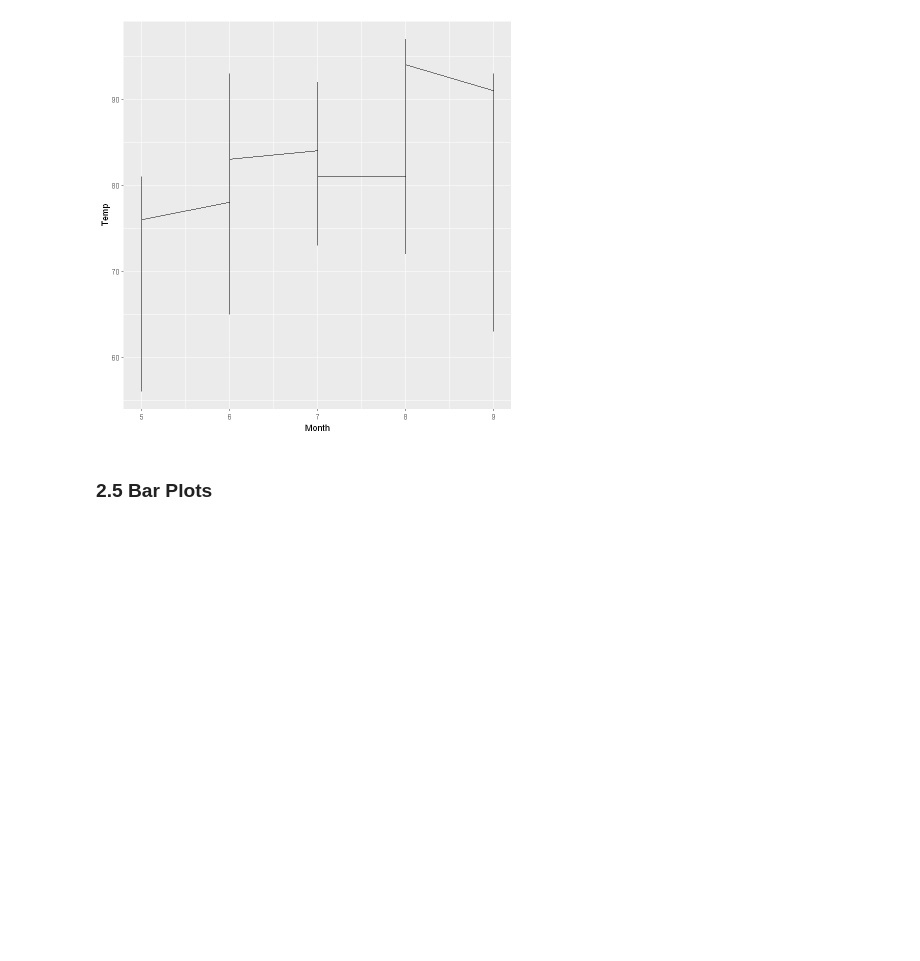
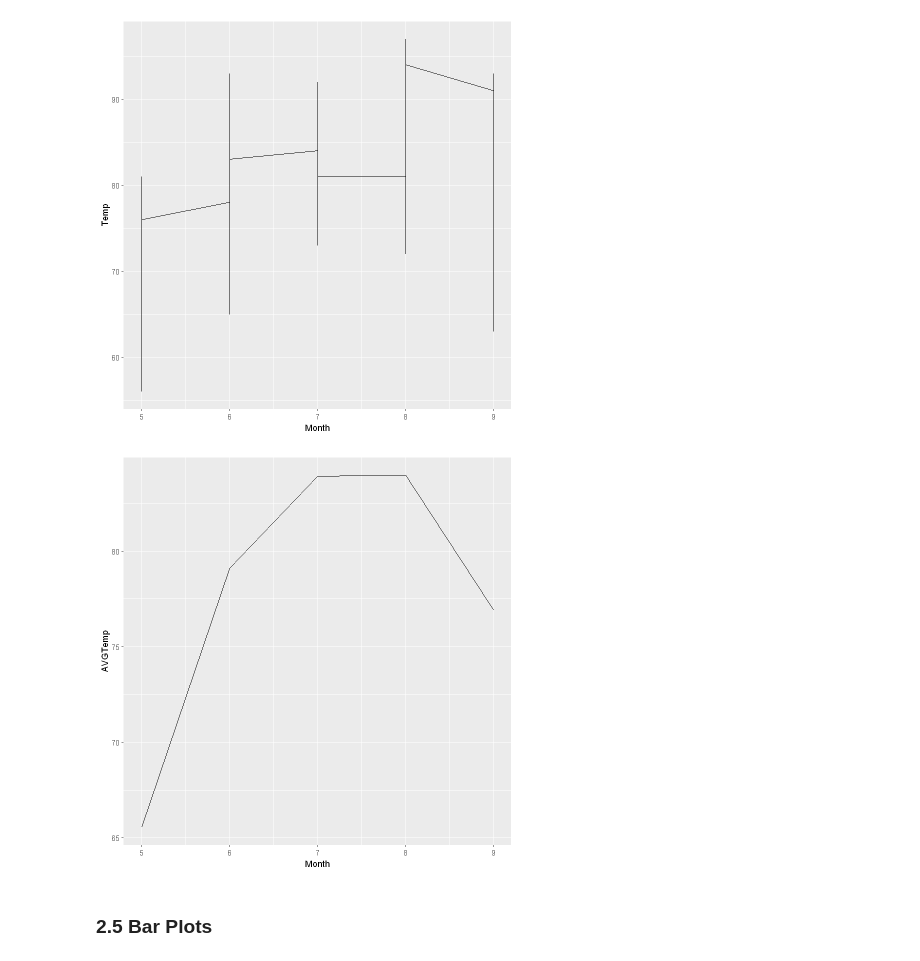
Before and after one commit to svarong-port/code-for-articles, a Jupyter notebook: article_data_viz_in_r.ipynb, the cells around one changed output. Drawn from its saved outputs; the diff is of its cells as text; code cells hidden in the pictures; blank space fills up the shorter version.

```diff
--- a/article_data_viz_in_r.ipynb
+++ b/article_data_viz_in_r.ipynb
@@ -87,6 +87,23 @@ ggplot(data = airquality, aes(x = Month, y = Temp)) +
   geom_line()
 # %% [output]
 [figure]
+# %%
+## Line plot for average temperature
+
+### Create average temperature by month
+library(dplyr)
+
+monthly_avg_temp <- airquality |>
+    group_by(Month) |>
+    summarise(AVGTemp = mean(Temp))
+
+head(monthly_avg_temp)
+# %%
+### Create a line plot
+ggplot(data = monthly_avg_temp, aes(x = Month, y = AVGTemp)) +
+  geom_line()
+# %% [output]
+[figure, added]
 # %% [markdown]
 ### 2.5 Bar Plots
 # %%
```
Also changed, not shown: parts of 1 cell of this notebook.
